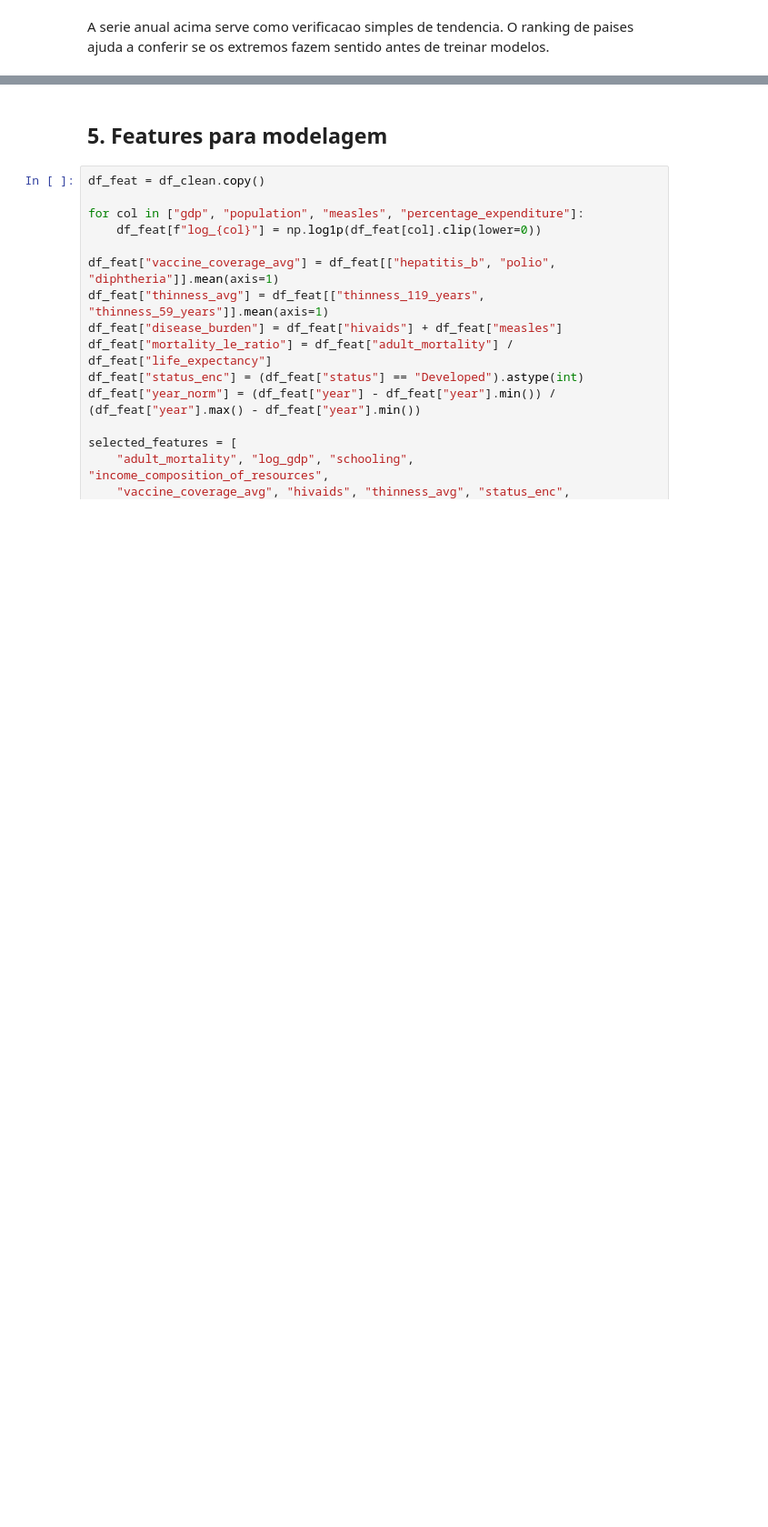
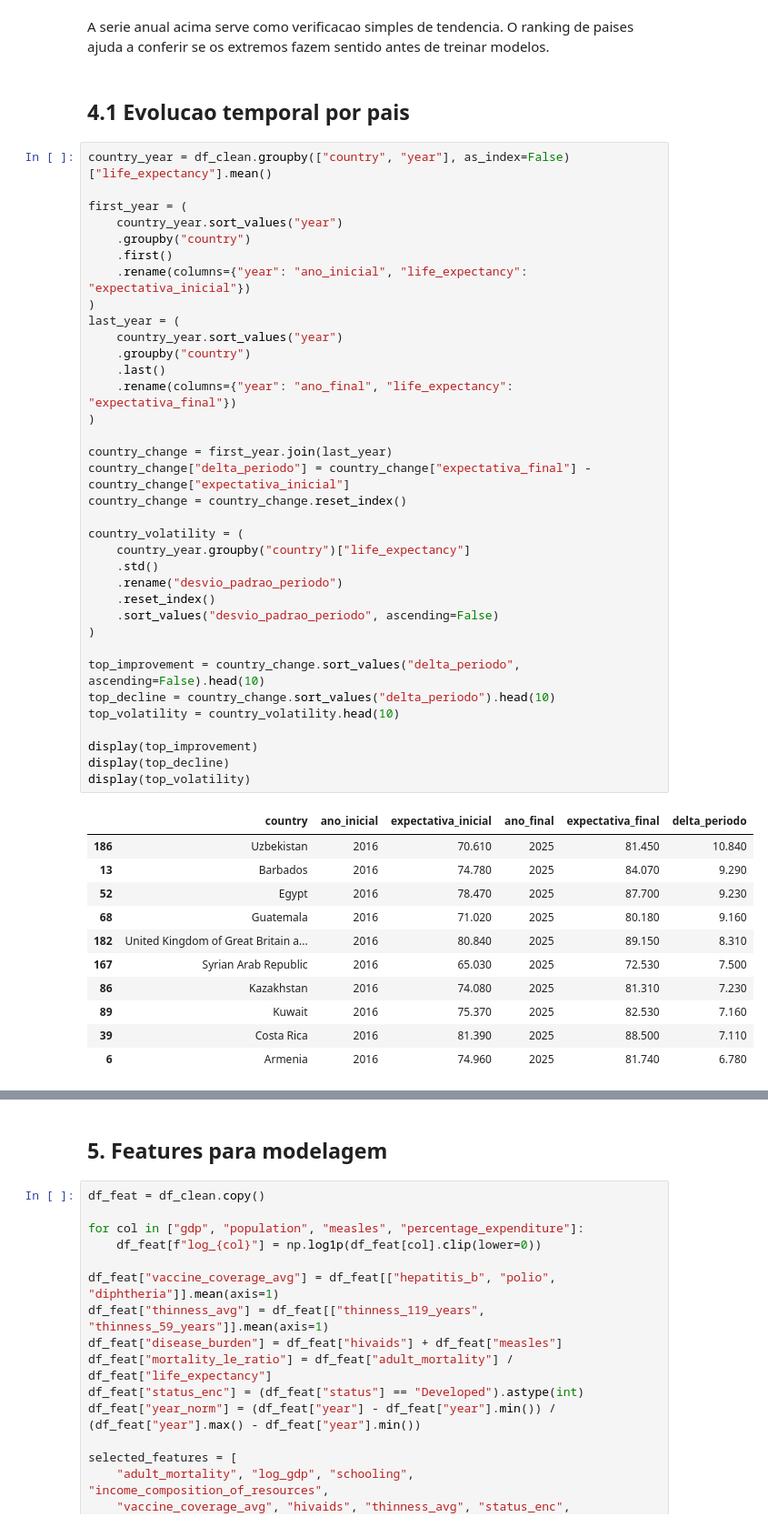
Before and after one commit to jaimejrs/life_expectancy_project, a Jupyter notebook: life_expectancy_project.ipynb, the cells around one changed output, grey strips where cells are left out. Shown at 91% size. Drawn from its saved outputs; the diff is of its cells as text; blank space fills up the shorter version.

```diff
--- a/life_expectancy_project.ipynb
+++ b/life_expectancy_project.ipynb
@@ -372,2 +378,51 @@ plt.show()
 # %% [markdown]
 A serie anual acima serve como verificacao simples de tendencia. O ranking de paises ajuda a conferir se os extremos fazem sentido antes de treinar modelos.
+# %% [markdown]
+## 4.1 Evolucao temporal por pais
+# %%
+country_year = df_clean.groupby(["country", "year"], as_index=False)["life_expectancy"].mean()
+
+first_year = (
+    country_year.sort_values("year")
+    .groupby("country")
+    .first()
+    .rename(columns={"year": "ano_inicial", "life_expectancy": "expectativa_inicial"})
+)
+last_year = (
+    country_year.sort_values("year")
+    .groupby("country")
+    .last()
+    .rename(columns={"year": "ano_final", "life_expectancy": "expectativa_final"})
+)
+
+country_change = first_year.join(last_year)
+country_change["delta_periodo"] = country_change["expectativa_final"] - country_change["expectativa_inicial"]
+country_change = country_change.reset_index()
+
+country_volatility = (
+    country_year.groupby("country")["life_expectancy"]
+    .std()
+    .rename("desvio_padrao_periodo")
+    .reset_index()
+    .sort_values("desvio_padrao_periodo", ascending=False)
+)
+
+top_improvement = country_change.sort_values("delta_periodo", ascending=False).head(10)
+top_decline = country_change.sort_values("delta_periodo").head(10)
+top_volatility = country_volatility.head(10)
+
+display(top_improvement)
+display(top_decline)
+display(top_volatility)
+# %% [output]
+|  | country | ano_inicial | expectativa_inicial | ano_final | expectativa_final | delta_periodo |
+| 186 | Uzbekistan | 2016 | 70.610 | 2025 | 81.450 | 10.840 |
+| 13 | Barbados | 2016 | 74.780 | 2025 | 84.070 | 9.290 |
+| 52 | Egypt | 2016 | 78.470 | 2025 | 87.700 | 9.230 |
+| 68 | Guatemala | 2016 | 71.020 | 2025 | 80.180 | 9.160 |
+| 182 | United Kingdom of Great Britain a... | 2016 | 80.840 | 2025 | 89.150 | 8.310 |
+| 167 | Syrian Arab Republic | 2016 | 65.030 | 2025 | 72.530 | 7.500 |
+| 86 | Kazakhstan | 2016 | 74.080 | 2025 | 81.310 | 7.230 |
+| 89 | Kuwait | 2016 | 75.370 | 2025 | 82.530 | 7.160 |
+| 39 | Costa Rica | 2016 | 81.390 | 2025 | 88.500 | 7.110 |
+| 6 | Armenia | 2016 | 74.960 | 2025 | 81.740 | 6.780 |
```
Also changed, not shown: parts of 26 cells of this notebook, 4 other files.
